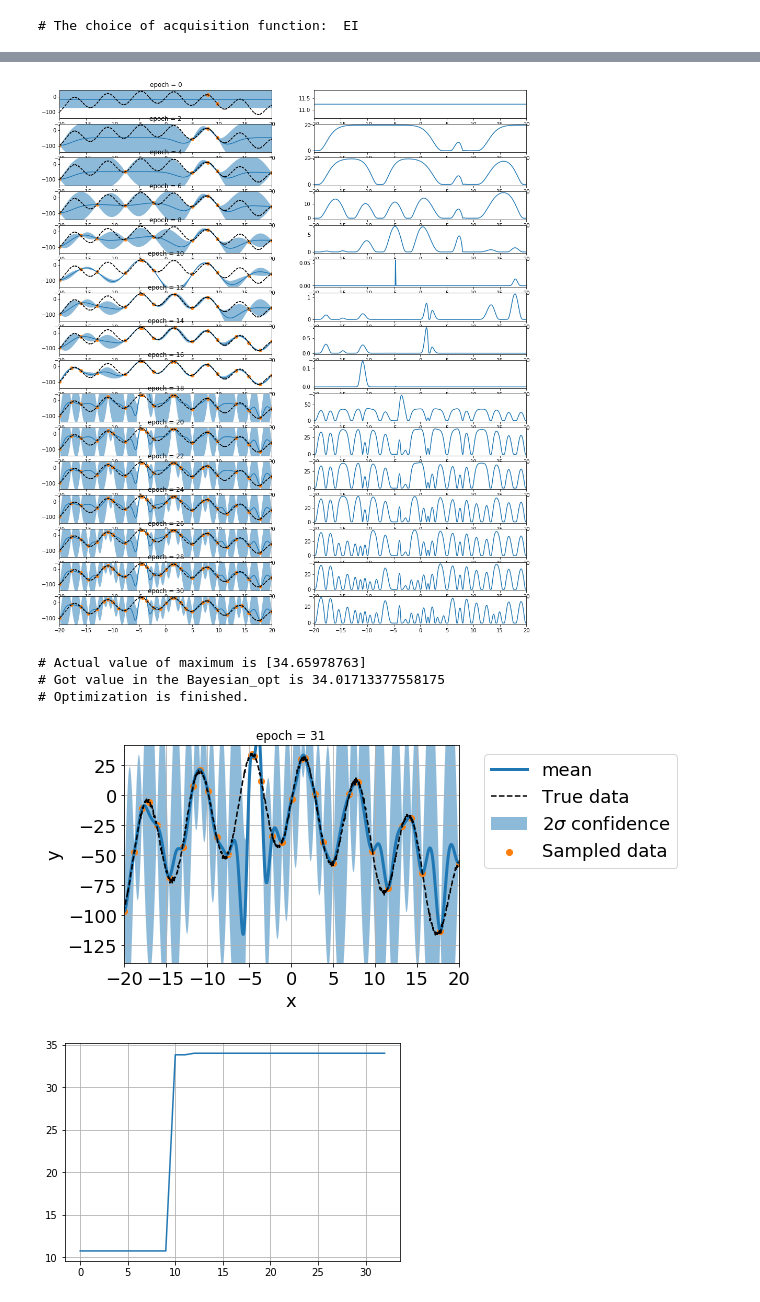
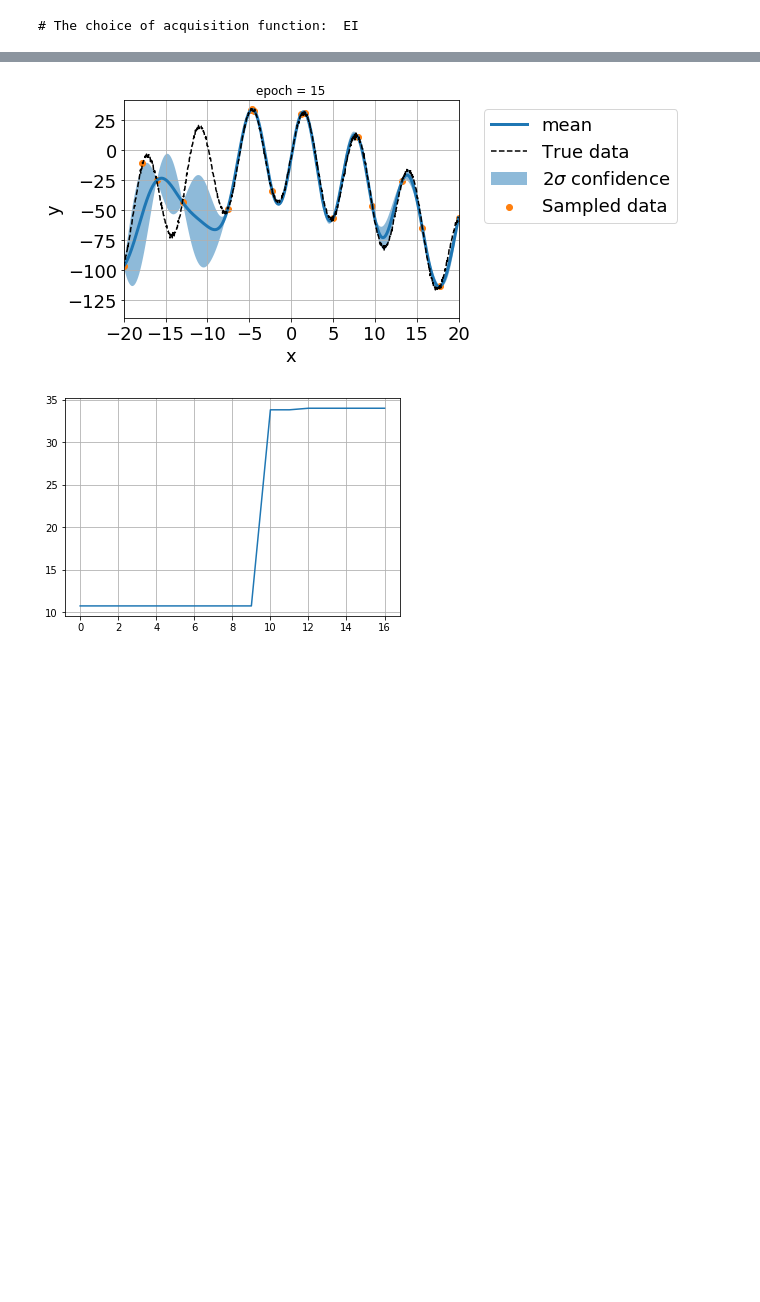
Before and after one commit to Yasushi-Shinohara/GPR_Note, a Jupyter notebook: Project4/Bopt_EI_RBF.ipynb, the cells around one changed output, grey strips where cells are left out. Cells and saved outputs as stored; diff of their text form; code cells hidden in the pictures; blank space fills up the shorter version.

```diff
--- a/Project4/Bopt_EI_RBF.ipynb
+++ b/Project4/Bopt_EI_RBF.ipynb
@@ -49,7 +49,7 @@ for i in range(Ninitial):
     y_point = x2y(x_point)
     y_sample_init = np.append(y_sample_init,y_point)
 #
-Nepoch = 32 #Number of optimization
+Nepoch = 16 #Number of optimization
 nplotevery = Nepoch//16 #Plot the results in every this number
 
 mean, std, x_point, y_point, maxval_list = DO_BO(GPR, BO, x2y, x, x_sample_init, y_sample_init, Nepoch, nplotevery, answer_is_there=True)
@@ -94,6 +82,2 @@ epoch =  31 , x_point, maxval = -16.956956956956958,  34.01713377558175
-[figure, old version]
-# Actual value of maximum is [34.65978763]
-# Got value in the Bayesian_opt is 34.01713377558175
-# Optimization is finished.
-[figure, old version]
+[figure, new version]
-[figure, old version]
+[figure, new version]
```
Also changed, not shown: parts of 1 cell of this notebook, 6 other files.
